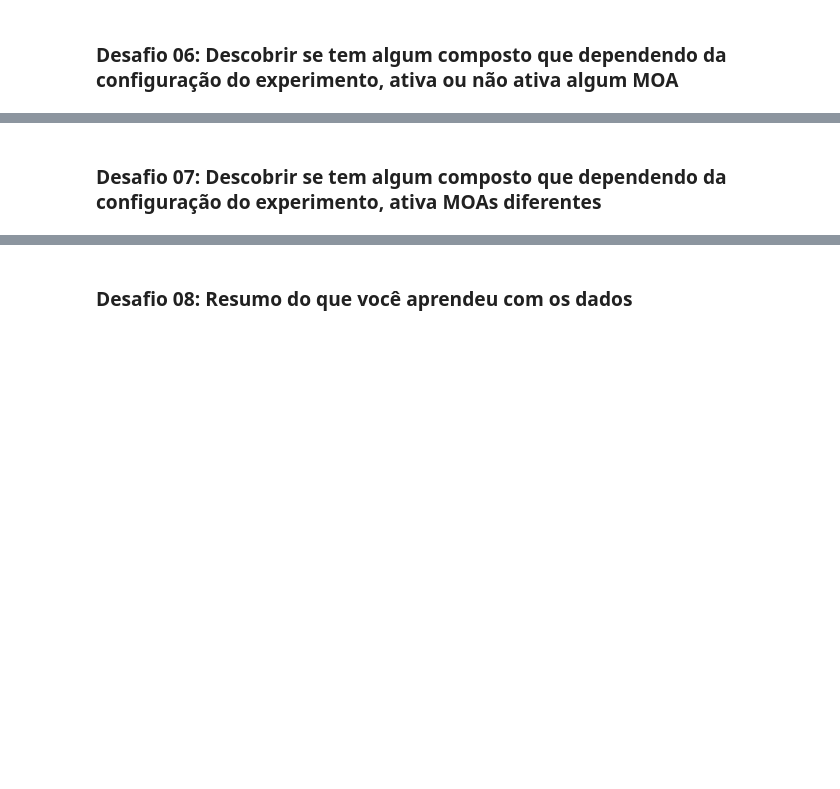
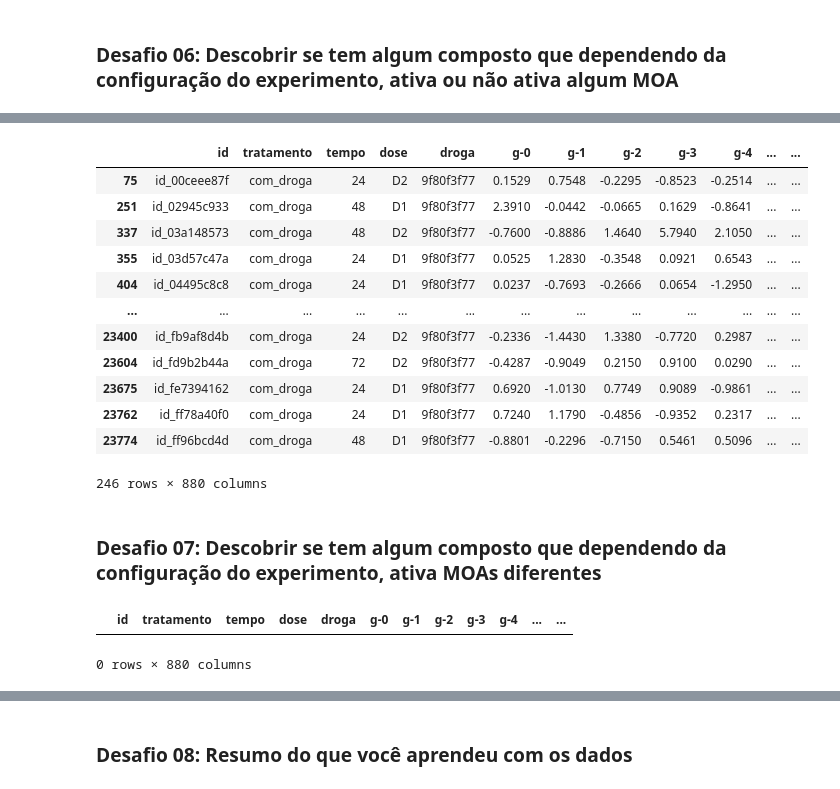
Before and after one commit to augusto-matos/alura-immersion-3, a Jupyter notebook: alura-immersion-Aula04.ipynb, the cells around one changed output, grey strips where cells are left out. Saved outputs shown, nothing was run; the diff lists cells and outputs as text; code cells hidden in the pictures; blank space fills up the shorter version.

```diff
--- a/alura-immersion-Aula04.ipynb
+++ b/alura-immersion-Aula04.ipynb
@@ -405,2 +419,25 @@ plt.show()
+# %%
+# 3° composto com maior frequência, ativação do MOA:
+dados_combinados.query('droga == @cinco_principais_compostos[2] and ativo_moa')
+# %% [output]
+|  | id | tratamento | tempo | dose | droga | g-0 | g-1 | g-2 | g-3 | g-4 | ... | ... |
+| 75 | id_00ceee87f | com_droga | 24 | D2 | 9f80f3f77 | 0.1529 | 0.7548 | -0.2295 | -0.8523 | -0.2514 | ... | ... |
+| 251 | id_02945c933 | com_droga | 48 | D1 | 9f80f3f77 | 2.3910 | -0.0442 | -0.0665 | 0.1629 | -0.8641 | ... | ... |
+| 337 | id_03a148573 | com_droga | 48 | D2 | 9f80f3f77 | -0.7600 | -0.8886 | 1.4640 | 5.7940 | 2.1050 | ... | ... |
+| 355 | id_03d57c47a | com_droga | 24 | D1 | 9f80f3f77 | 0.0525 | 1.2830 | -0.3548 | 0.0921 | 0.6543 | ... | ... |
+| 404 | id_04495c8c8 | com_droga | 24 | D1 | 9f80f3f77 | 0.0237 | -0.7693 | -0.2666 | 0.0654 | -1.2950 | ... | ... |
+| ... | ... | ... | ... | ... | ... | ... | ... | ... | ... | ... | ... | ... |
+| 23400 | id_fb9af8d4b | com_droga | 24 | D2 | 9f80f3f77 | -0.2336 | -1.4430 | 1.3380 | -0.7720 | 0.2987 | ... | ... |
+| 23604 | id_fd9b2b44a | com_droga | 72 | D2 | 9f80f3f77 | -0.4287 | -0.9049 | 0.2150 | 0.9100 | 0.0290 | ... | ... |
+| 23675 | id_fe7394162 | com_droga | 24 | D1 | 9f80f3f77 | 0.6920 | -1.0130 | 0.7749 | 0.9089 | -0.9861 | ... | ... |
+| 23762 | id_ff78a40f0 | com_droga | 24 | D1 | 9f80f3f77 | 0.7240 | 1.1790 | -0.4856 | -0.9352 | 0.2317 | ... | ... |
+| 23774 | id_ff96bcd4d | com_droga | 48 | D1 | 9f80f3f77 | -0.8801 | -0.2296 | -0.7150 | 0.5461 | 0.5096 | ... | ... |
+246 rows × 880 columns
 # %% [markdown]
 ### Desafio 07: Descobrir se tem algum composto que dependendo da configuração do experimento, ativa MOAs diferentes
+# %%
+# 1° Composto com maior frequência, avaliação de ativação n_moa
+dados_combinados.query('droga == @cinco_principais_compostos[0] and n_moa > 1')
+# %% [output]
+|  | id | tratamento | tempo | dose | droga | g-0 | g-1 | g-2 | g-3 | g-4 | ... | ... |
+0 rows × 880 columns
```
Also changed, not shown: parts of 12 cells of this notebook.
